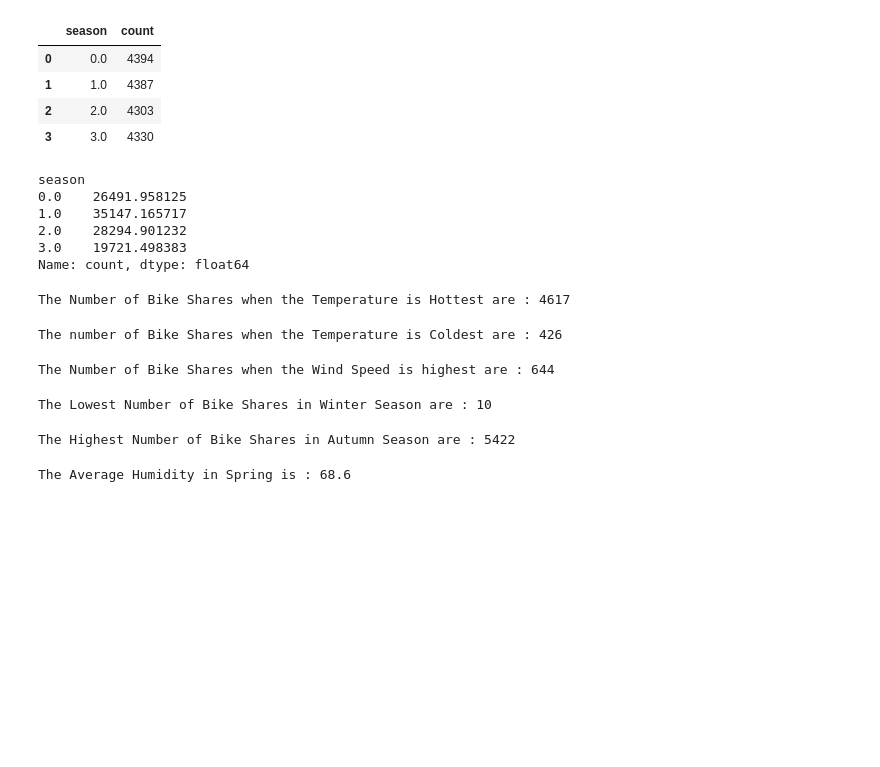
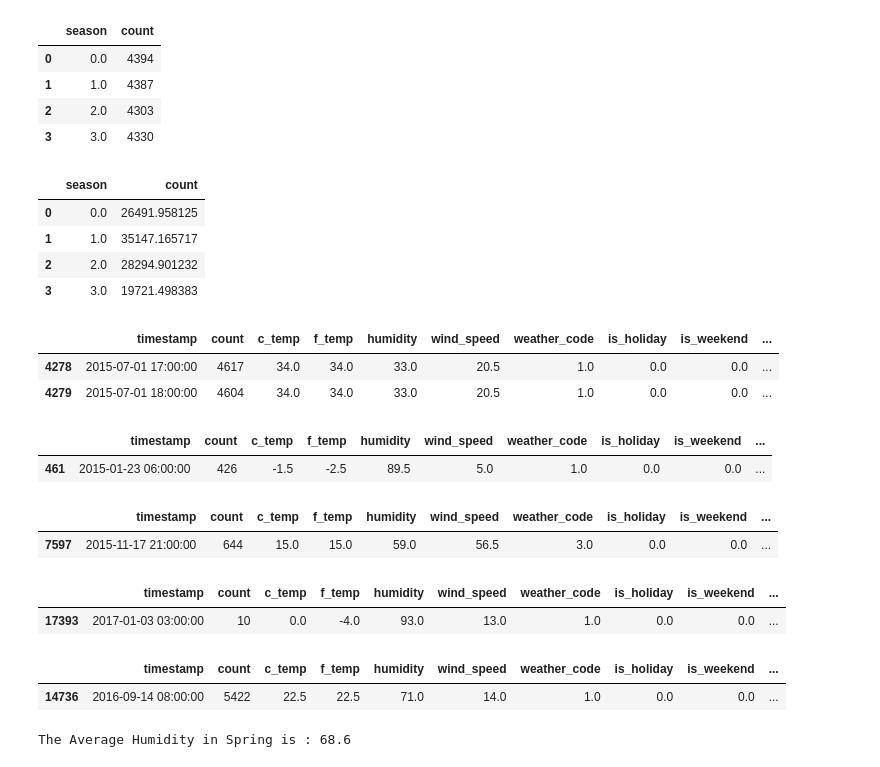
Before and after one commit to ilovedata6/London_Bike_Sharing, a Jupyter notebook: bike_sharing.ipynb, the cells around one changed output. Saved outputs shown, nothing was run; the diff lists cells and outputs as text; code cells hidden in the pictures; blank space fills up the shorter version.

```diff
--- a/bike_sharing.ipynb
+++ b/bike_sharing.ipynb
@@ -99,38 +124,34 @@ grouped_seasons
 | 3 | 3.0 | 4330 |
 # %%
 # Daily Average Bike Shares Per season
-grouped_seasons_avg = (df.groupby(['season'])['count'].mean())*24 # multiplied by 24 to get daily average
+
+grouped_seasons_avg = ((df.groupby(['season'])['count'].mean())*24).reset_index() # multiplied by 24 to get daily average
 grouped_seasons_avg
 # %% [output]
-season
-0.0    26491.958125
-1.0    35147.165717
-2.0    28294.901232
-3.0    19721.498383
-Name: count, dtype: float64
+|  | season | count |
+| 0 | 0.0 | 26491.958125 |
+| 1 | 1.0 | 35147.165717 |
+| 2 | 2.0 | 28294.901232 |
+| 3 | 3.0 | 19721.498383 |
 # %%
 # The number of Bike shares when the weather is hottest
-hottest_temp_count = df.loc[df['c_temp'].idxmax(),'count']
-print(f"The Number of Bike Shares when the Temperature is Hottest are : {hottest_temp_count}")
+
+df[df['c_temp'] == df['c_temp'].max()]
 # %% [output]
-The Number of Bike Shares when the Temperature is Hottest are : 4617
+|  | timestamp | count | c_temp | f_temp | humidity | wind_speed | weather_code | is_holiday | is_weekend | ... |
+| 4278 | 2015-07-01 17:00:00 | 4617 | 34.0 | 34.0 | 33.0 | 20.5 | 1.0 | 0.0 | 0.0 | ... |
+| 4279 | 2015-07-01 18:00:00 | 4604 | 34.0 | 34.0 | 33.0 | 20.5 | 1.0 | 0.0 | 0.0 | ... |
 # %%
 # The Number of Bike shares when the Weather is coldest
 
-coldest_day_count = df.loc[df['c_temp'].idxmin(), 'count']
-print(f"The number of Bike Shares when the Temperature is Coldest are : {coldest_day_count}")
+df[df['c_temp']==df['c_temp'].min()]
 # %% [output]
-The number of Bike Shares when the Temperature is Coldest are : 426
+|  | timestamp | count | c_temp | f_temp | humidity | wind_speed | weather_code | is_holiday | is_weekend | ... |
+| 461 | 2015-01-23 06:00:00 | 426 | -1.5 | -2.5 | 89.5 | 5.0 | 1.0 | 0.0 | 0.0 | ... |
 # %%
 # The number of Bike shares when the Wind speed is highest
-highest_speed_count = df.loc[df['wind_speed'].idxmax(),'count']
-print(f"The Number of Bike Shares when the Wind Speed is highest are : {highest_speed_count}")
+
+df[df['wind_speed']==df['wind_speed'].max()]
 # %% [output]
-The Number of Bike Shares when the Wind Speed is highest are : 644
+|  | timestamp | count | c_temp | f_temp | humidity | wind_speed | weather_code | is_holiday | is_weekend | ... |
+| 7597 | 2015-11-17 21:00:00 | 644 | 15.0 | 15.0 | 59.0 | 56.5 | 3.0 | 0.0 | 0.0 | ... |
-# %%
-# Lowest Number of Bike Shares in Winter
-winters = df[df['season']==3.0]
-lowest_count_winter = winters.loc[winters['count'].idxmin(),'count']
-print(f"The Lowest Number of Bike Shares in Winter Season are : {lowest_count_winter}")
-# %% [output]
-The Lowest Number of Bike Shares in Winter Season are : 10
@@ -137,10 +165,16 @@ The Lowest Number of Bike Shares in Winter Season are : 10
+# %%
+# Lowest Number of Bike Shares in Winter
+
+winter[winter['count']==winter['count'].min()]
+# %% [output]
+|  | timestamp | count | c_temp | f_temp | humidity | wind_speed | weather_code | is_holiday | is_weekend | ... |
+| 17393 | 2017-01-03 03:00:00 | 10 | 0.0 | -4.0 | 93.0 | 13.0 | 1.0 | 0.0 | 0.0 | ... |
 # %%
 # Highest Number of Bike share in autumn or Fall
 
-autumn = df[df['season']==2.0]
-highest_count_autumn = autumn.loc[autumn['count'].idxmax(),'count']
-print(f"The Highest Number of Bike Shares in Autumn Season are : {highest_count_autumn}")
+autumn[autumn['count'] == autumn['count'].max()]
 # %% [output]
-The Highest Number of Bike Shares in Autumn Season are : 5422
+|  | timestamp | count | c_temp | f_temp | humidity | wind_speed | weather_code | is_holiday | is_weekend | ... |
+| 14736 | 2016-09-14 08:00:00 | 5422 | 22.5 | 22.5 | 71.0 | 14.0 | 1.0 | 0.0 | 0.0 | ... |
 # %%
 # Average Humidity in Spring
```
Also changed, not shown: parts of 12 cells of this notebook.
